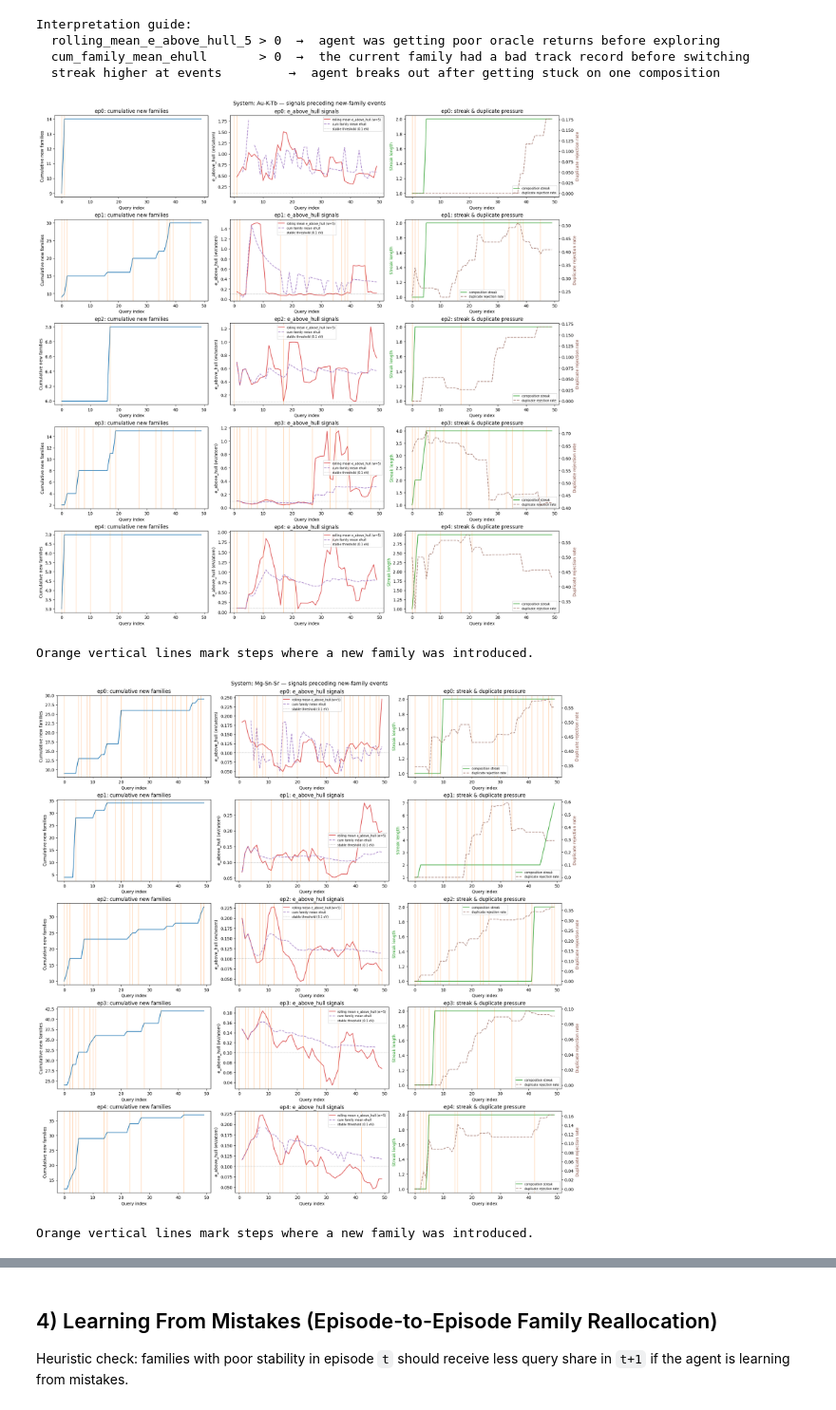
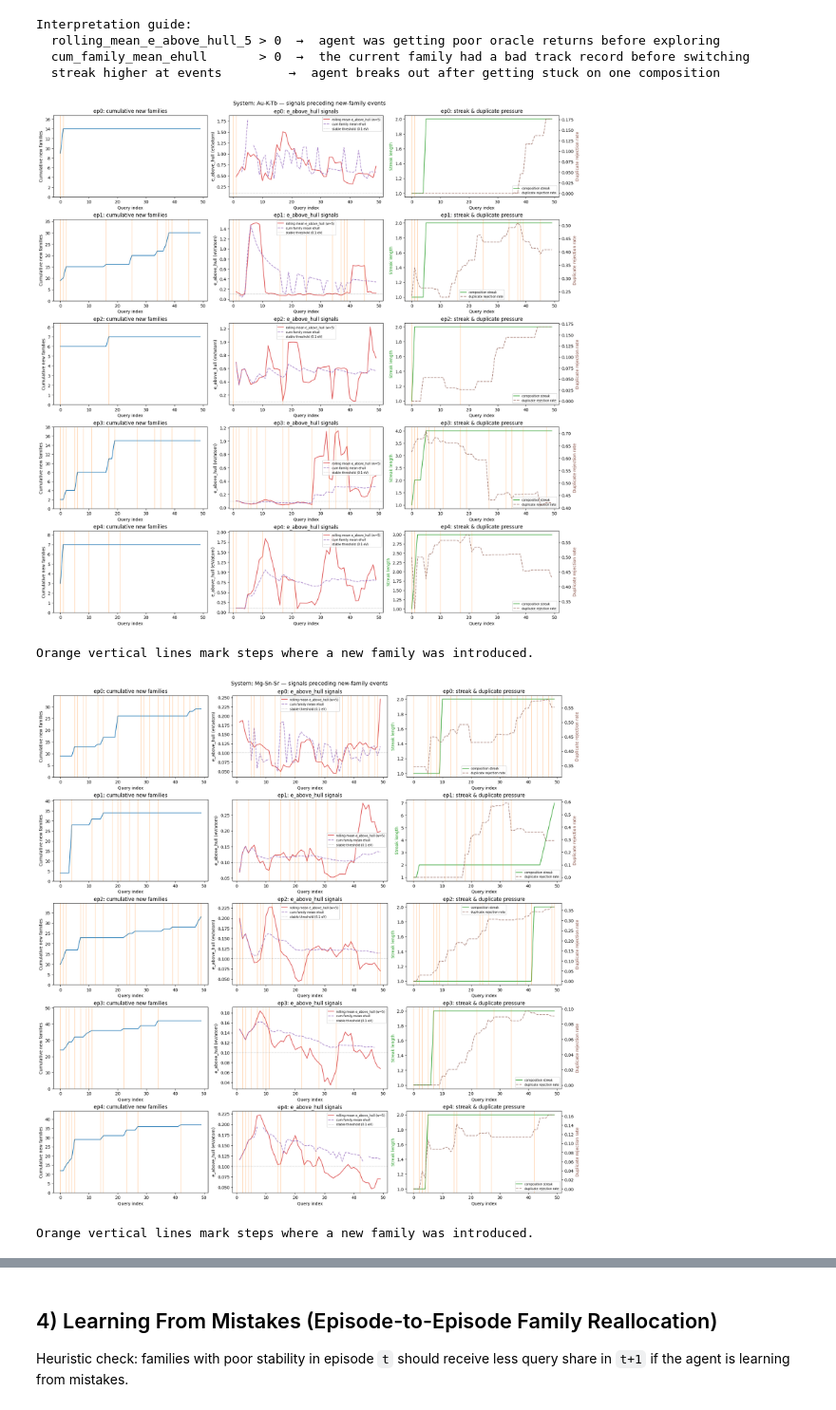
Before and after one commit to whalesyong/MADE, a Jupyter notebook: notebooks/reflection_family_analysis.ipynb, the cells around one changed output, grey strips where cells are left out. Shown at 95% size. Cells and saved outputs as stored; diff of their text form; code cells hidden in the pictures.

```diff
--- a/notebooks/reflection_family_analysis.ipynb
+++ b/notebooks/reflection_family_analysis.ipynb
@@ -22,11 +22,24 @@ from IPython.display import Markdown, display
 pd.set_option('display.max_colwidth', 220)
 plt.style.use('default')
 
-RUN_DIR = Path(
-    '/Users/weiyong/Code/intern_codes/MADE/results/baselines/custom/'
-    'qwen3dot5-122b-reflx-tracking/systems_ternary_n10_maxatoms20_intermetallic_smact/'
-    '20260317-220021/llm_react_orchestrator_systems_ternary_n10_maxatoms20_intermetallic_smact_2systems_50queries_100stabilitymeV'
+# ============================================================
+# CONFIGURATION — change this to point at any experiment run
+# ============================================================
+# The run directory must have the structure:
+#   <RUN_DIR>/systems/<system_id>/trajectories/episode_NNN.json
+#   <RUN_DIR>/systems/<system_id>/summary/episodes.json
+#   <RUN_DIR>/llm_traces/<system_id>/episode_NNN.jsonl
+#
+# To analyse a new experiment, update the path below.
+# Relative paths are resolved from the repo root first, then the notebooks/ dir.
+
+
+RUN_DIR = Path("/home/weiyong/repos/MADE/results/baselines"
+"/custom/qwen3dot5-122b-reflx-tracking/systems_ternary_n10_maxatoms20_intermetallic_smact/"
+"20260317-220021/llm_react_orchestrator_systems_ternary_n10_maxatoms20_intermetallic_smact_2systems_50queries_100stabilitymeV")
+assert RUN_DIR is not None, (
+    "Run directory not found. Set RUN_DIR to your experiment path, e.g.:\n"
+    "  RUN_DIR = Path('results/baselines/custom/<experiment>/systems_…')"
 )
-assert RUN_DIR.exists(), f'Run directory not found: {RUN_DIR}'
-RUN_DIR
+print(f"Using: {RUN_DIR.resolve()}")
 # %% [output]
@@ -700,6 +713,7 @@ for system_id in sorted(df_signals['system_id'].unique()):
         ax0.set_title(f'{ep_label}: cumulative new families')
         ax0.set_xlabel('Query index')
         ax0.set_ylabel('Cumulative new families')
+        ax0.set_ylim(0, max(ep_df['bm_new_families_cumulative'].max() * 1.2, 1))  # Add some headroom
 
         # Panel 1: rolling mean e_above_hull + cumulative family mean ehull
         ax1.plot(ep_df['query_idx'], ep_df['rolling_mean_e_above_hull_5'],
@@ -707,33 +721,33 @@ for system_id in sorted(df_signals['system_id'].unique()):
         ax1.plot(ep_df['query_idx'], ep_df['cum_family_mean_ehull'],
                  label='cum family mean ehull', color='tab:purple', alpha=0.8, linestyle='--')
         for es in event_steps:
             ax1.axvline(es, color='tab:orange', alpha=0.4, linewidth=1)
         ax1.axhline(0.1, color='gray', linestyle=':', linewidth=0.8, label='stable threshold (0.1 eV)')
         ax1.set_title(f'{ep_label}: e_above_hull signals')
         ax1.set_xlabel('Query index')
         ax1.set_ylabel('e_above_hull (eV/atom)')
         ax1.legend(fontsize=7)
 
         # Panel 2: composition streak + duplicate rejection rate
         ax2_twin = ax2.twinx()
         ax2.plot(ep_df['query_idx'], ep_df['bm_selection_max_same_composition_streak'],
                  label='composition streak', color='tab:green', alpha=0.9)
         ax2_twin.plot(ep_df['query_idx'], ep_df['bm_buffer_churn_duplicate_rejection_rate'],
                  label='duplicate rejection rate', color='tab:brown', alpha=0.7, linestyle='--')
         for es in event_steps:
             ax2.axvline(es, color='tab:orange', alpha=0.4, linewidth=1)
         ax2.set_title(f'{ep_label}: streak & duplicate pressure')
         ax2.set_xlabel('Query index')
         ax2.set_ylabel('Streak length', color='tab:green')
         ax2_twin.set_ylabel('Duplicate rejection rate', color='tab:brown')
         lines1, labels1 = ax2.get_legend_handles_labels()
         lines2, labels2 = ax2_twin.get_legend_handles_labels()
         ax2.legend(lines1 + lines2, labels1 + labels2, fontsize=7)
 
     plt.show()
     print(f'Orange vertical lines mark steps where a new family was introduced.')
 # %% [output]
-[figure, old version]
+[figure, new version]
 Orange vertical lines mark steps where a new family was introduced.
-[figure, old version]
+[figure, new version]
 Orange vertical lines mark steps where a new family was introduced.
```
Also changed, not shown: parts of 7 cells of this notebook.
